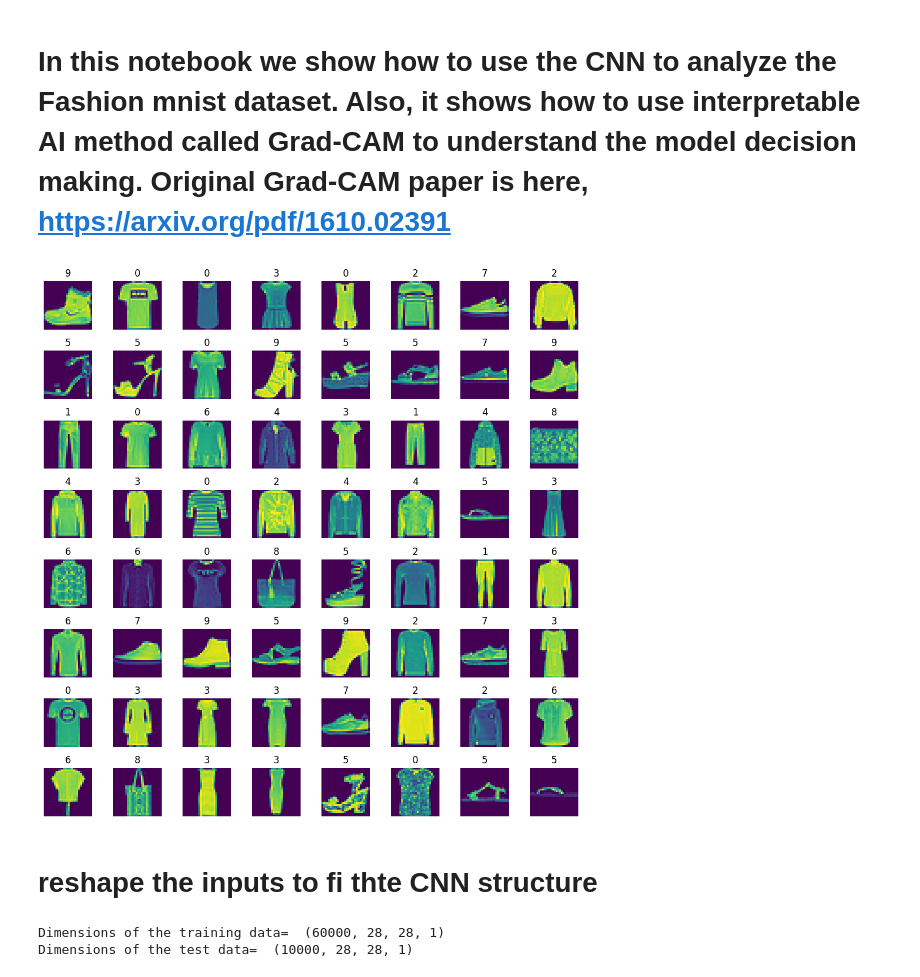
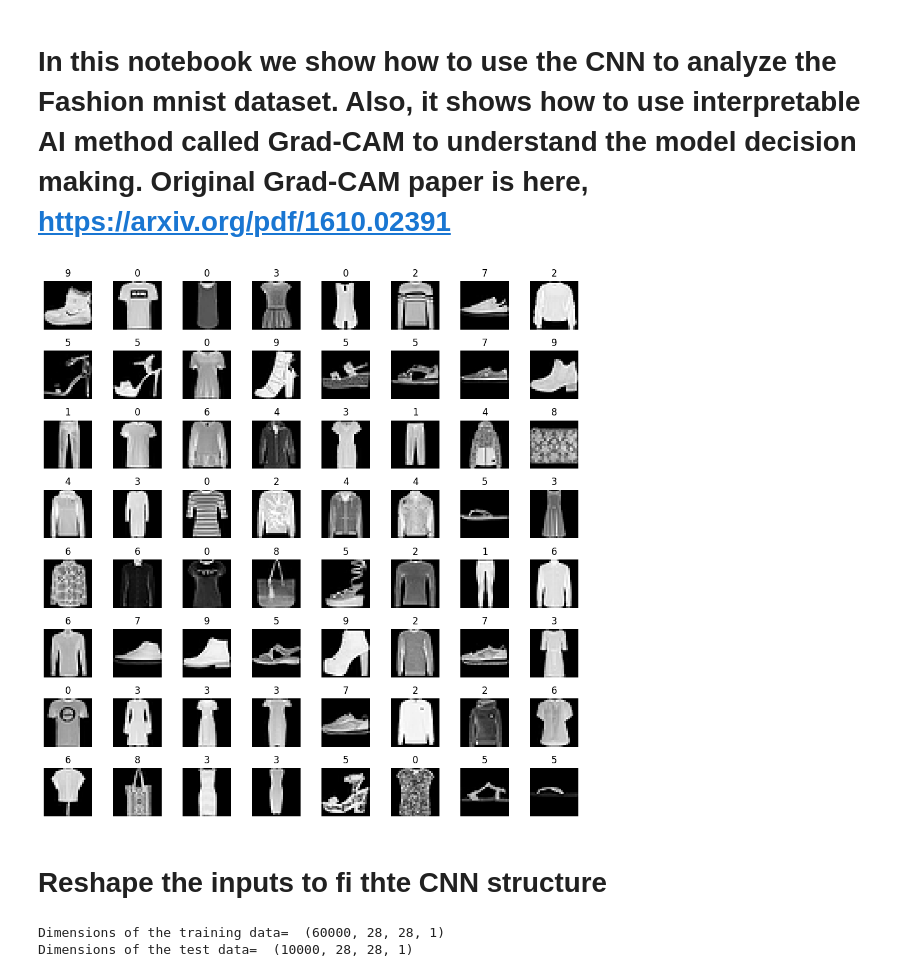
Before and after one commit to AHamamd150/ML_Course_BUE, a Jupyter notebook: BUE_2024/codes/Lecture_3.ipynb, the cells around one changed output. Saved outputs shown, nothing was run; the diff lists cells and outputs as text; code cells hidden in the pictures.

```diff
--- a/BUE_2024/codes/Lecture_3.ipynb
+++ b/BUE_2024/codes/Lecture_3.ipynb
@@ -18,15 +18,15 @@ x_test = x_test.astype('float32')/255.
 # %%
 fig = plt.figure(figsize=(10,10))
 for q in range(64):
     fig.add_subplot(8,8,q+1)
-    plt.imshow(x_train[q]);
+    plt.imshow(x_train[q],cmap='gray');
     plt.title(y_train[q])
     plt.axis('off')
 plt.tight_layout()
 # %% [output]
-[figure, old version]
+[figure, new version]
 # %% [markdown]
-# reshape the inputs to fi thte CNN structure
+# Reshape the inputs to fi thte CNN **structure**
 # %%
 x_train = tf.expand_dims(x_train,axis=-1)
 x_test = tf.expand_dims(x_test,axis=-1)
```
